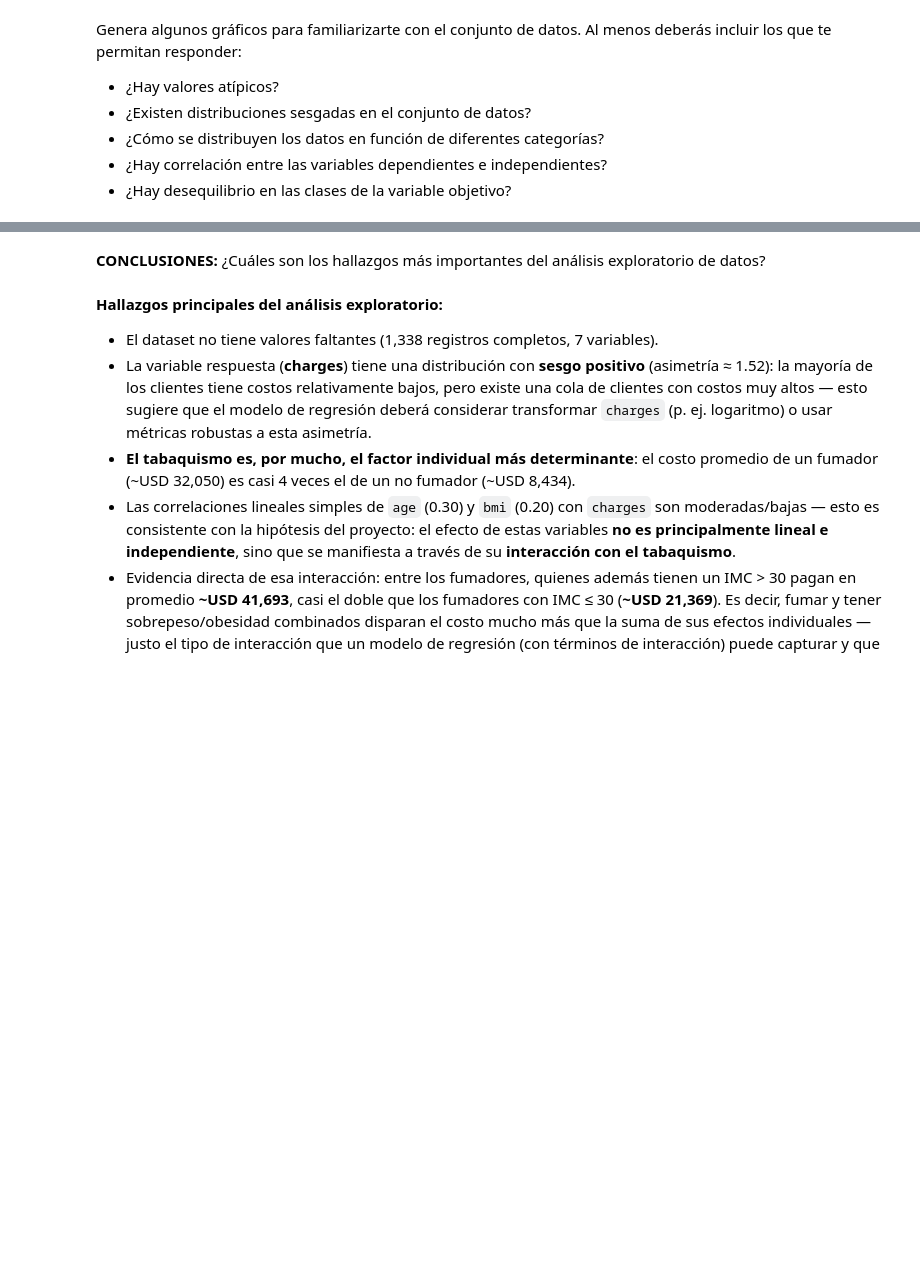
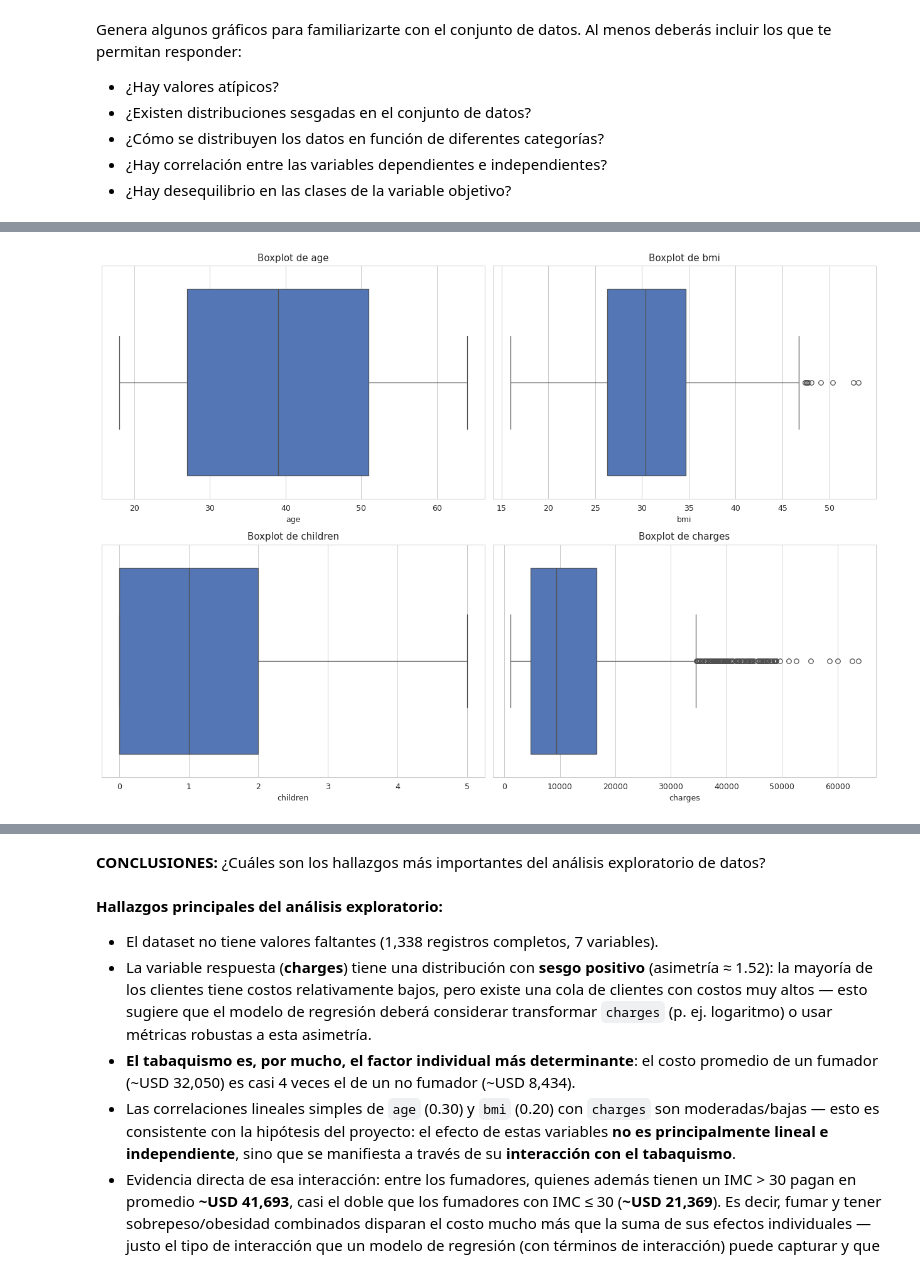
Before and after one commit to Crisprrubio/PIDA-Prediccion-Costos-Medicos-Seguro, a Jupyter notebook: PIDA-Notebook-Completo.ipynb, the cells around one changed output, grey strips where cells are left out. Drawn from its saved outputs; the diff is of its cells as text; code cells hidden in the pictures; blank space fills up the shorter version.

```diff
--- a/PIDA-Notebook-Completo.ipynb
+++ b/PIDA-Notebook-Completo.ipynb
@@ -168,0 +170,11 @@ plt.show()
+# %%
+# Univariadas (numéricas): boxplots — ¿hay valores atípicos?
+fig, axes = plt.subplots(2, 2, figsize=(14, 10))
+axes = axes.flatten()
+for ax, col in zip(axes, num_vars):
+    sns.boxplot(x=df[col], ax=ax, color='#4472C4')
+    ax.set_title(f"Boxplot de {col}")
+plt.tight_layout()
+plt.show()
+# %% [output]
+[figure, added]
```
Also changed, not shown: parts of 27 cells of this notebook, 2 other files.
